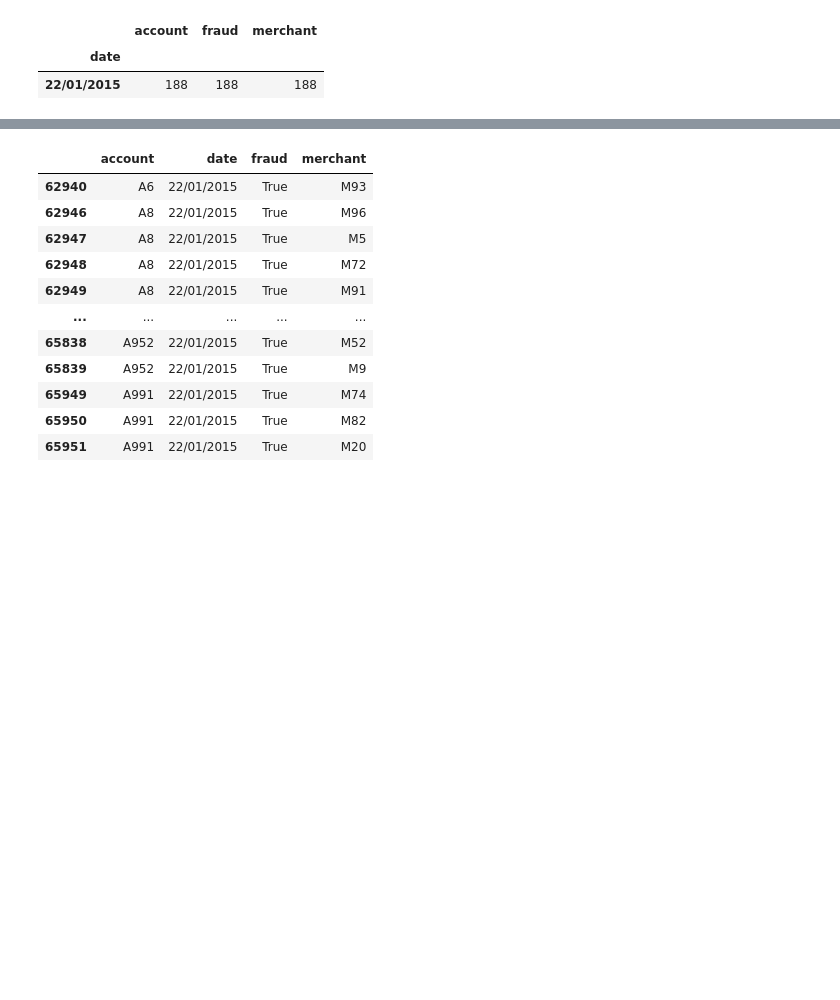
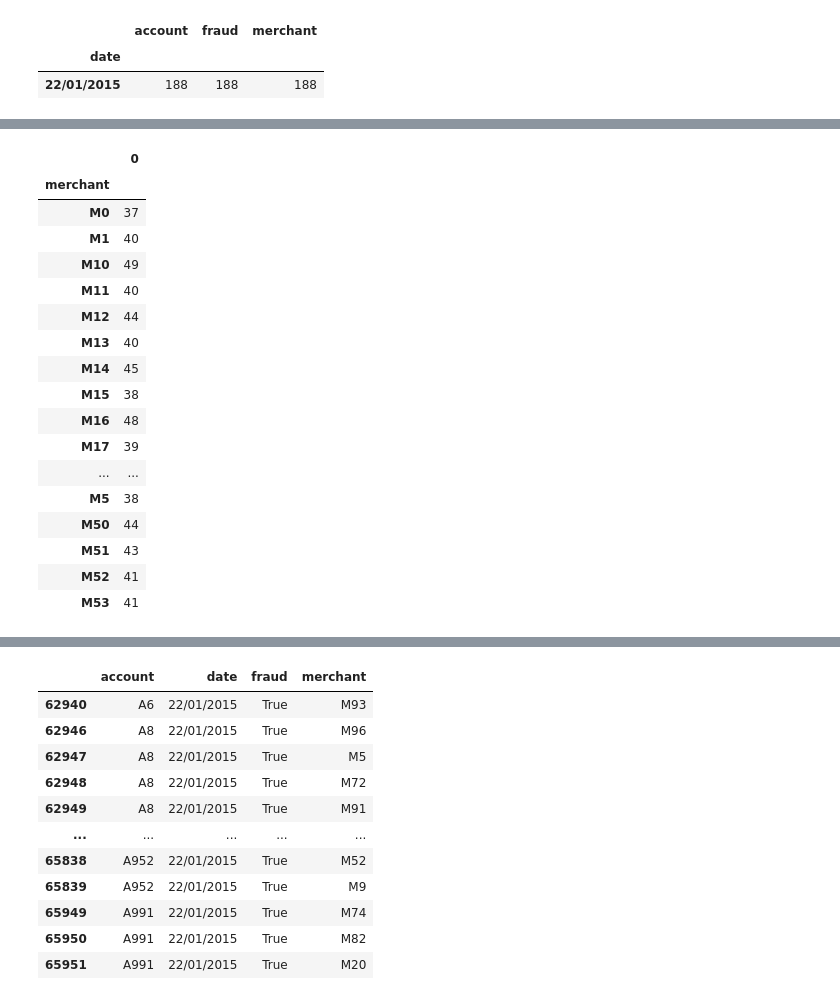
Before and after one commit to Sushila-Phogat/Data-science-with-Python, a Jupyter notebook: PreInterviewTask2.ipynb, the cells around one changed output, grey strips where cells are left out. Saved outputs shown, nothing was run; the diff lists cells and outputs as text; code cells hidden in the pictures; blank space fills up the shorter version.

```diff
--- a/PreInterviewTask2.ipynb
+++ b/PreInterviewTask2.ipynb
@@ -52,0 +86,21 @@ dt[dt['account']==max(dt['account'])]
+# %%
+data[(data['fraud'].astype(str).str.strip()=='False')].groupby(['merchant','date']).size().reset_index().groupby('merchant')[[0]].max().head(50)
+# %% [output]
+|  | 0 |
+| merchant |  |
+| M0 | 37 |
+| M1 | 40 |
+| M10 | 49 |
+| M11 | 40 |
+| M12 | 44 |
+| M13 | 40 |
+| M14 | 45 |
+| M15 | 38 |
+| M16 | 48 |
+| M17 | 39 |
+| ... | ... |
+| M5 | 38 |
+| M50 | 44 |
+| M51 | 43 |
+| M52 | 41 |
+| M53 | 41 |
```
Also changed, not shown: parts of 5 cells of this notebook.
